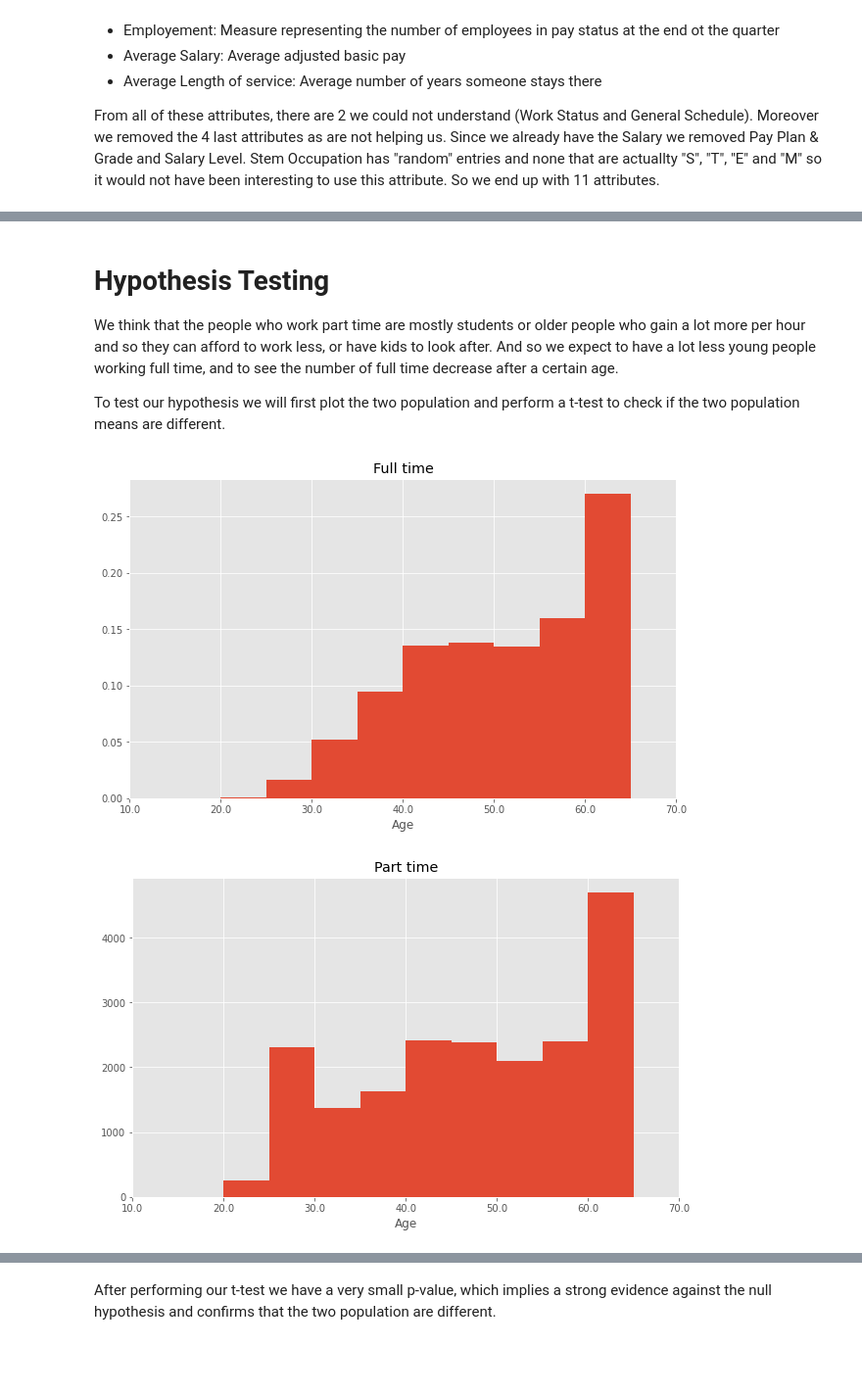
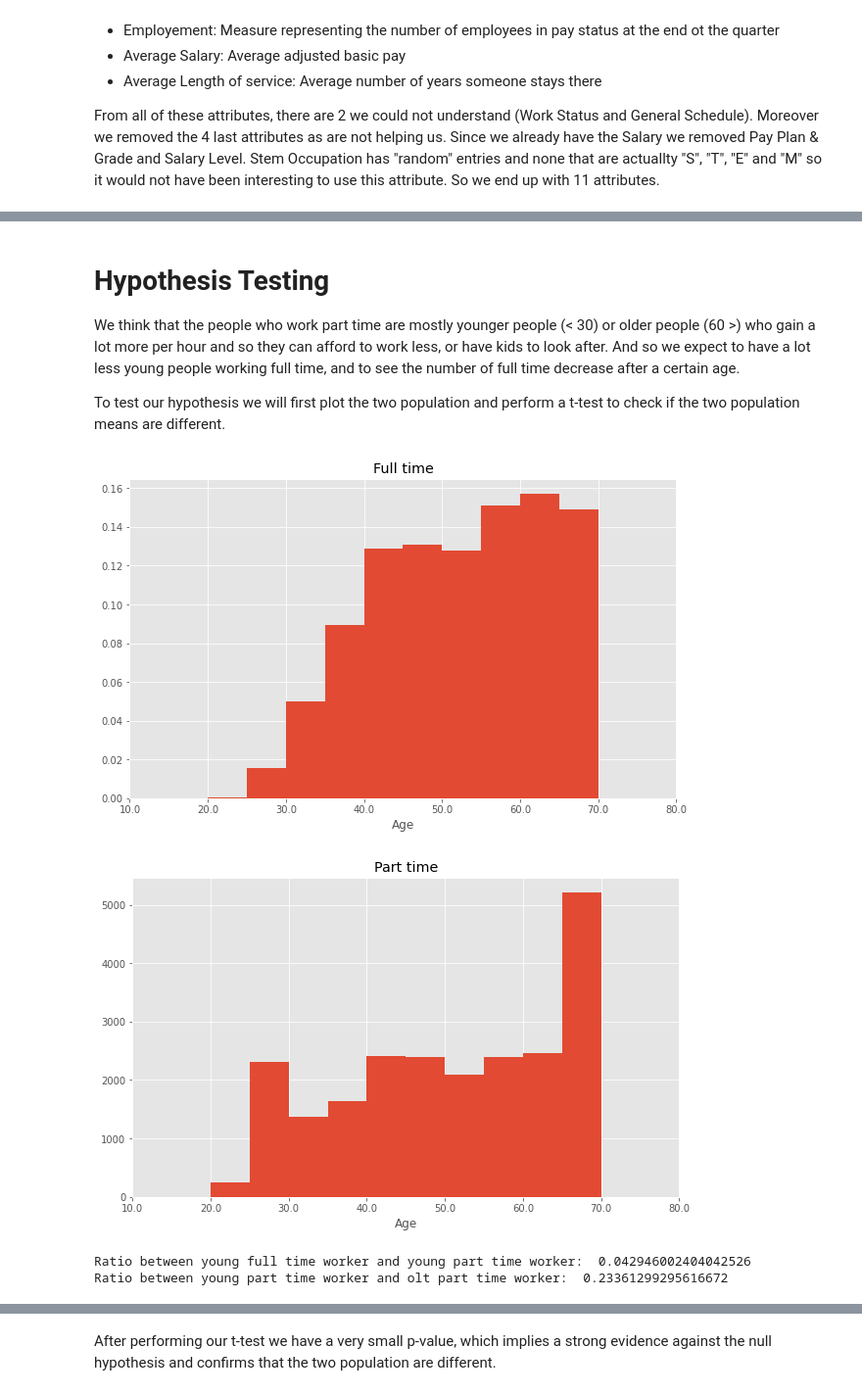
Before and after one commit to EliottSimon17/DataMadness, a Jupyter notebook: dataMadness.ipynb, the cells around one changed output, grey strips where cells are left out. Shown: that part at 98% size. Saved outputs shown, nothing was run; the diff lists cells and outputs as text; code cells hidden in the pictures; blank space fills up the shorter version.

```diff
--- a/dataMadness.ipynb
+++ b/dataMadness.ipynb
@@ -131,38 +126,50 @@ print(cleaned["Age"].unique())
 # %% [markdown]
 # Hypothesis Testing
-We think that the people who work part time are mostly students or older people who gain a lot more per hour and so they can afford to work less, or have kids to look after. And so we expect to have a lot less young people working full time, and to see the number of full time decrease after a certain age.
+We think that the people who work part time are mostly younger people (< 30) or older people (60 >) who gain a lot more per hour and so they can afford to work less, or have kids to look after. And so we expect to have a lot less young people working full time, and to see the number of full time decrease after a certain age.
 
 To test our hypothesis we will first plot the two population and perform a t-test to check if the two population means are different.
 # %%
 # Hypothese Testing, are there more young people doing full times?
 schedule = cleaned[['Schedule', 'Age']]
 fullTime = schedule[schedule['Schedule'] == 1]
 partTime = schedule[schedule['Schedule'] == 2]
 
 groupedFull = fullTime.groupby('Age')
 groupedPart = partTime.groupby('Age')
 
 npFullTime = fullTime['Age'].to_numpy()
 npPartTime = partTime['Age'].to_numpy()
 
 bins=np.arange(len(groupedFull)) # number of different age category
 
 plt.hist(npFullTime, bins=bins, density=True)
 plt.title('Full time')
 plt.xlabel('Age')
 locs, labels = plt.xticks()
 labels = [float(item)*5+20 for item in locs]
 plt.xticks(locs, labels)
 plt.show()
 
 plt.hist(npPartTime, bins=bins)
 plt.title('Part time')
 locs, labels = plt.xticks()
 labels = [float(item)*5+20 for item in locs]
 plt.xticks(locs, labels)
 plt.xlabel('Age')
 plt.show()
+
+youngFull = cleaned[cleaned["Age"].isin([1, 2]) & cleaned["Schedule"].isin([1])]["Age"].count()
+youngPart = cleaned[cleaned["Age"].isin([1, 2]) & cleaned["Schedule"].isin([2])]["Age"].count()
+
+print("Ratio between young full time worker and young part time worker: ", youngPart/(youngPart+youngFull))
+
+oldPart = cleaned[cleaned["Age"].isin([9, 10]) & cleaned["Schedule"].isin([2])]["Age"].count()
+youngPart = cleaned[cleaned["Age"].isin([1, 2, 3, 4, 5, 6, 7, 8]) & cleaned["Schedule"].isin([2])]["Age"].count()
+
+print("Ratio between young part time worker and olt part time worker: ", oldPart/(youngPart+oldPart))
 # %% [output]
-[figure, old version]
+[figure, new version]
-[figure, old version]
+[figure, new version]
+Ratio between young full time worker and young part time worker:  0.042946002404042526
+Ratio between young part time worker and olt part time worker:  0.23361299295616672
 # %% [markdown]
```
Also changed, not shown: parts of 12 cells of this notebook.
